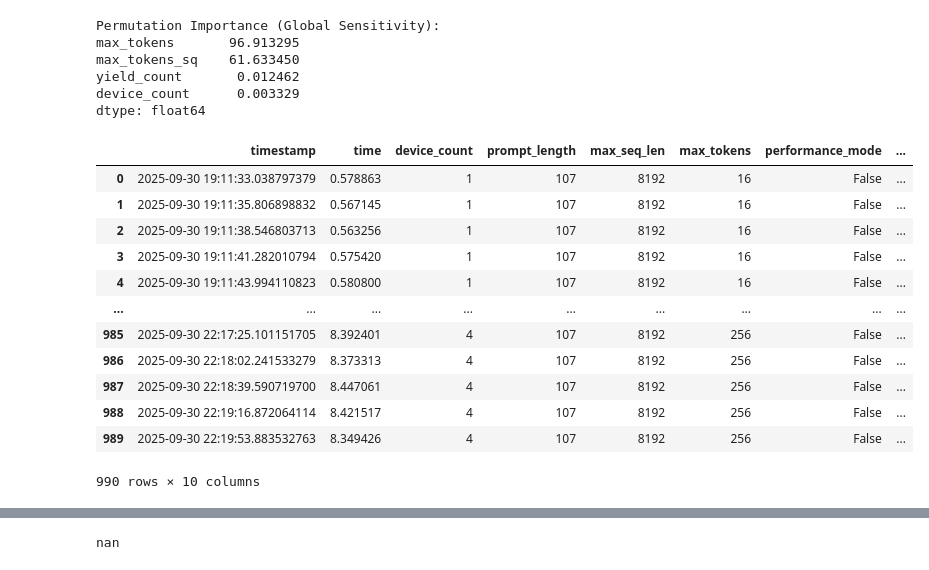
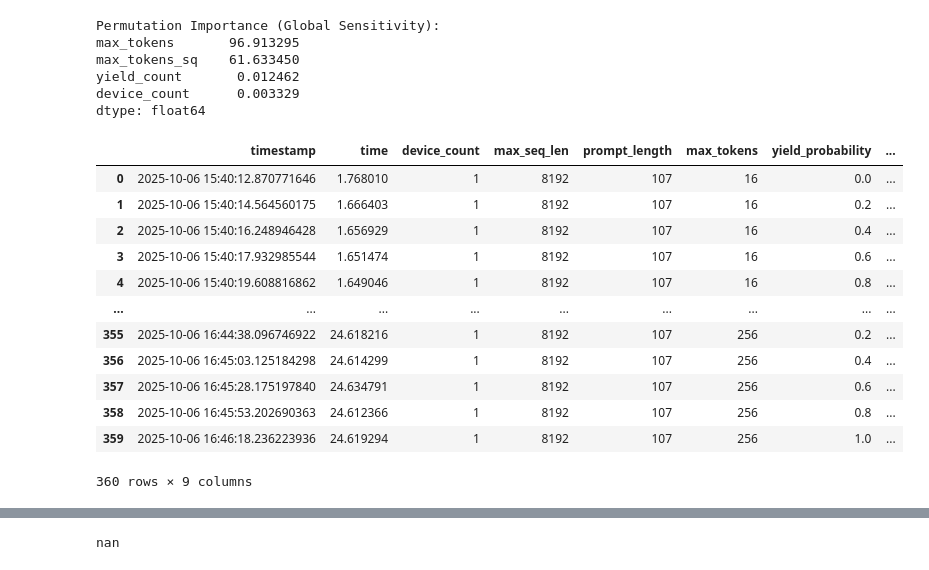
Before and after one commit to Dogacel/Uniference, a Jupyter notebook: notebooks/profiling_overhead_auto_regressive.ipynb, the cells around one changed output, grey strips where cells are left out. Cells and saved outputs as stored; diff of their text form; code cells hidden in the pictures.

```diff
--- a/notebooks/profiling_overhead_auto_regressive.ipynb
+++ b/notebooks/profiling_overhead_auto_regressive.ipynb
@@ -219,22 +219,22 @@ yield_count       0.012462
 device_count      0.003329
 dtype: float64
 # %%
-data = pd.read_json("../results//bsautoreg_new.json")
+data = pd.read_json("../results/yars_orin.json")
 data
 # %% [output]
-|  | timestamp | time | device_count | prompt_length | max_seq_len | max_tokens | performance_mode | ... |
-| 0 | 2025-09-30 19:11:33.038797379 | 0.578863 | 1 | 107 | 8192 | 16 | False | ... |
-| 1 | 2025-09-30 19:11:35.806898832 | 0.567145 | 1 | 107 | 8192 | 16 | False | ... |
-| 2 | 2025-09-30 19:11:38.546803713 | 0.563256 | 1 | 107 | 8192 | 16 | False | ... |
-| 3 | 2025-09-30 19:11:41.282010794 | 0.575420 | 1 | 107 | 8192 | 16 | False | ... |
-| 4 | 2025-09-30 19:11:43.994110823 | 0.580800 | 1 | 107 | 8192 | 16 | False | ... |
+|  | timestamp | time | device_count | max_seq_len | prompt_length | max_tokens | yield_probability | ... |
+| 0 | 2025-10-06 15:40:12.870771646 | 1.768010 | 1 | 8192 | 107 | 16 | 0.0 | ... |
+| 1 | 2025-10-06 15:40:14.564560175 | 1.666403 | 1 | 8192 | 107 | 16 | 0.2 | ... |
+| 2 | 2025-10-06 15:40:16.248946428 | 1.656929 | 1 | 8192 | 107 | 16 | 0.4 | ... |
+| 3 | 2025-10-06 15:40:17.932985544 | 1.651474 | 1 | 8192 | 107 | 16 | 0.6 | ... |
+| 4 | 2025-10-06 15:40:19.608816862 | 1.649046 | 1 | 8192 | 107 | 16 | 0.8 | ... |
 | ... | ... | ... | ... | ... | ... | ... | ... | ... |
-| 985 | 2025-09-30 22:17:25.101151705 | 8.392401 | 4 | 107 | 8192 | 256 | False | ... |
-| 986 | 2025-09-30 22:18:02.241533279 | 8.373313 | 4 | 107 | 8192 | 256 | False | ... |
-| 987 | 2025-09-30 22:18:39.590719700 | 8.447061 | 4 | 107 | 8192 | 256 | False | ... |
-| 988 | 2025-09-30 22:19:16.872064114 | 8.421517 | 4 | 107 | 8192 | 256 | False | ... |
-| 989 | 2025-09-30 22:19:53.883532763 | 8.349426 | 4 | 107 | 8192 | 256 | False | ... |
+| 355 | 2025-10-06 16:44:38.096746922 | 24.618216 | 1 | 8192 | 107 | 256 | 0.2 | ... |
+| 356 | 2025-10-06 16:45:03.125184298 | 24.614299 | 1 | 8192 | 107 | 256 | 0.4 | ... |
+| 357 | 2025-10-06 16:45:28.175197840 | 24.634791 | 1 | 8192 | 107 | 256 | 0.6 | ... |
+| 358 | 2025-10-06 16:45:53.202690363 | 24.612366 | 1 | 8192 | 107 | 256 | 0.8 | ... |
+| 359 | 2025-10-06 16:46:18.236223936 | 24.619294 | 1 | 8192 | 107 | 256 | 1.0 | ... |
-990 rows × 10 columns
+360 rows × 9 columns
 # %%
 import seaborn as sns
 
```
Also changed, not shown: parts of 4 cells of this notebook, 6 other files.
